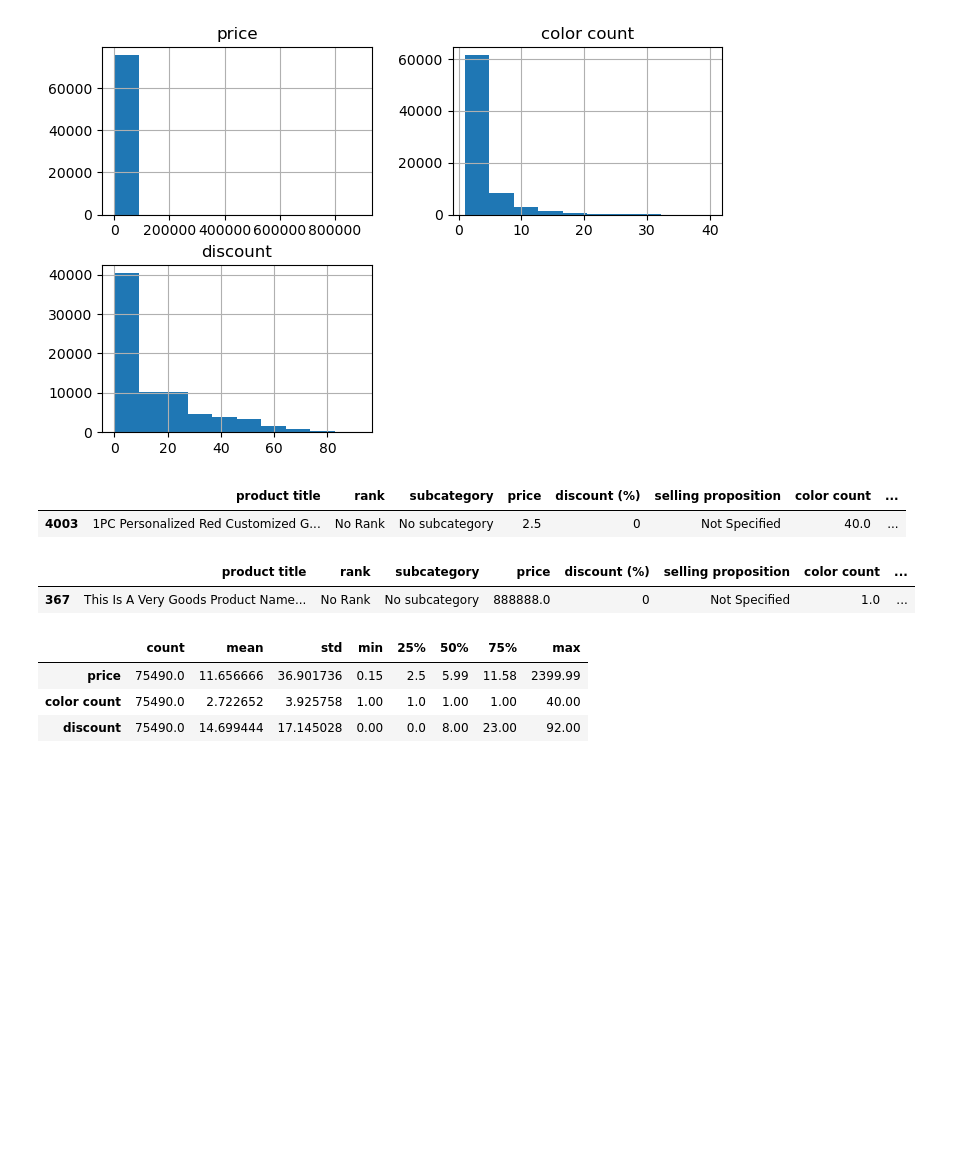
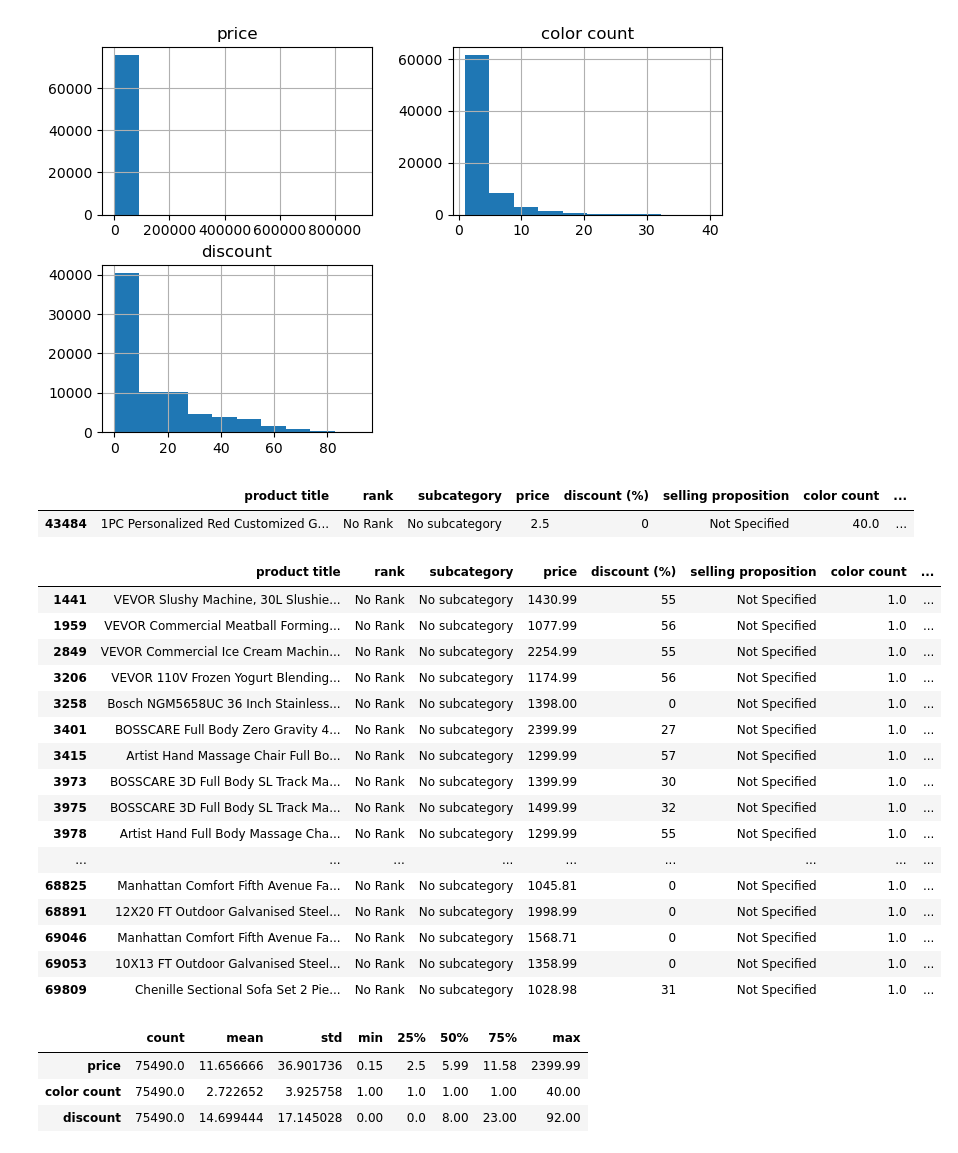
Before and after one commit to MrLIT97/E-Commerce-Data-Cleaning, a Jupyter notebook: E-Commerce Data Cleaning.ipynb, the cells around one changed output. Cells and saved outputs as stored; diff of their text form; code cells hidden in the pictures; blank space fills up the shorter version.

```diff
--- a/E-Commerce Data Cleaning.ipynb
+++ b/E-Commerce Data Cleaning.ipynb
@@ -388,7 +388,7 @@ dataframes[18]
 3576 rows × 6 columns
 # %%
 #merging all to a df
-products = pd.concat(dataframes)
+products = pd.concat(dataframes, ignore_index=True)
 products
 # %% [output]
 |  | product title | rank | subcategory | price | discount | selling proposition | color count |
@@ -512,12 +528,27 @@ array([[<Axes: title={'center': 'price'}>,
 products[products['color count']==40]
 # %% [output]
 |  | product title | rank | subcategory | price | discount (%) | selling proposition | color count | ... |
-| 4003 | 1PC Personalized Red Customized G... | No Rank | No subcategory | 2.5 | 0 | Not Specified | 40.0 | ... |
+| 43484 | 1PC Personalized Red Customized G... | No Rank | No subcategory | 2.5 | 0 | Not Specified | 40.0 | ... |
 # %%
-products[products['price']==888888]
+products[products['price']>1000]
 # %% [output]
 |  | product title | rank | subcategory | price | discount (%) | selling proposition | color count | ... |
-| 367 | This Is A Very Goods Product Name... | No Rank | No subcategory | 888888.0 | 0 | Not Specified | 1.0 | ... |
+| 1441 | VEVOR Slushy Machine, 30L Slushie... | No Rank | No subcategory | 1430.99 | 55 | Not Specified | 1.0 | ... |
+| 1959 | VEVOR Commercial Meatball Forming... | No Rank | No subcategory | 1077.99 | 56 | Not Specified | 1.0 | ... |
+| 2849 | VEVOR Commercial Ice Cream Machin... | No Rank | No subcategory | 2254.99 | 55 | Not Specified | 1.0 | ... |
+| 3206 | VEVOR 110V Frozen Yogurt Blending... | No Rank | No subcategory | 1174.99 | 56 | Not Specified | 1.0 | ... |
+| 3258 | Bosch NGM5658UC 36 Inch Stainless... | No Rank | No subcategory | 1398.00 | 0 | Not Specified | 1.0 | ... |
+| 3401 | BOSSCARE Full Body Zero Gravity 4... | No Rank | No subcategory | 2399.99 | 27 | Not Specified | 1.0 | ... |
+| 3415 | Artist Hand Massage Chair Full Bo... | No Rank | No subcategory | 1299.99 | 57 | Not Specified | 1.0 | ... |
+| 3973 | BOSSCARE 3D Full Body SL Track Ma... | No Rank | No subcategory | 1399.99 | 30 | Not Specified | 1.0 | ... |
+| 3975 | BOSSCARE 3D Full Body SL Track Ma... | No Rank | No subcategory | 1499.99 | 32 | Not Specified | 1.0 | ... |
+| 3978 | Artist Hand Full Body Massage Cha... | No Rank | No subcategory | 1299.99 | 55 | Not Specified | 1.0 | ... |
+| ... | ... | ... | ... | ... | ... | ... | ... | ... |
+| 68825 | Manhattan Comfort Fifth Avenue Fa... | No Rank | No subcategory | 1045.81 | 0 | Not Specified | 1.0 | ... |
+| 68891 | 12X20 FT Outdoor Galvanised Steel... | No Rank | No subcategory | 1998.99 | 0 | Not Specified | 1.0 | ... |
+| 69046 | Manhattan Comfort Fifth Avenue Fa... | No Rank | No subcategory | 1568.71 | 0 | Not Specified | 1.0 | ... |
+| 69053 | 10X13 FT Outdoor Galvanised Steel... | No Rank | No subcategory | 1358.99 | 0 | Not Specified | 1.0 | ... |
+| 69809 | Chenille Sectional Sofa Set 2 Pie... | No Rank | No subcategory | 1028.98 | 31 | Not Specified | 1.0 | ... |
 # %%
 products = products[products['price']!=888888]
 # %%
```
Also changed, not shown: parts of 18 cells of this notebook, 2 other files.
